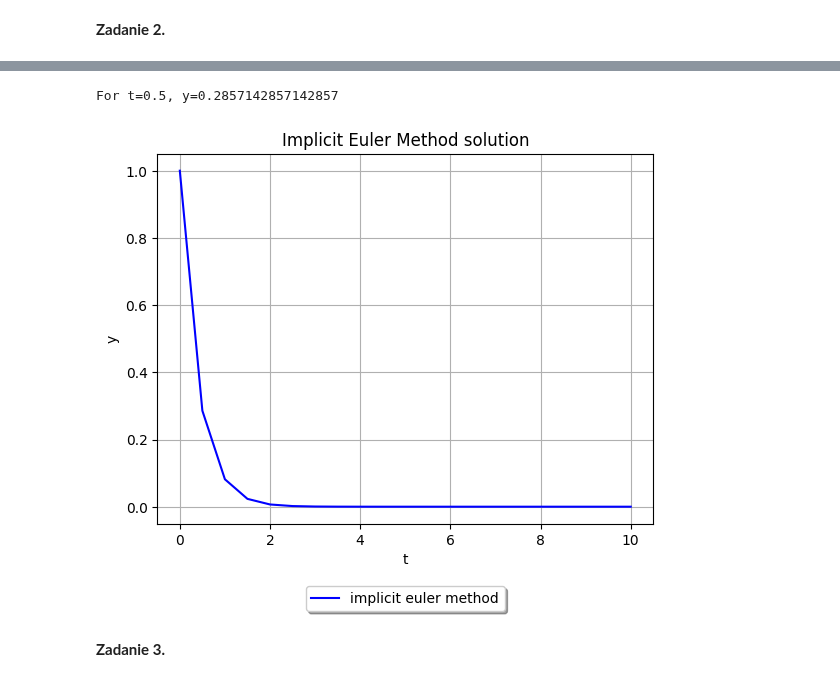
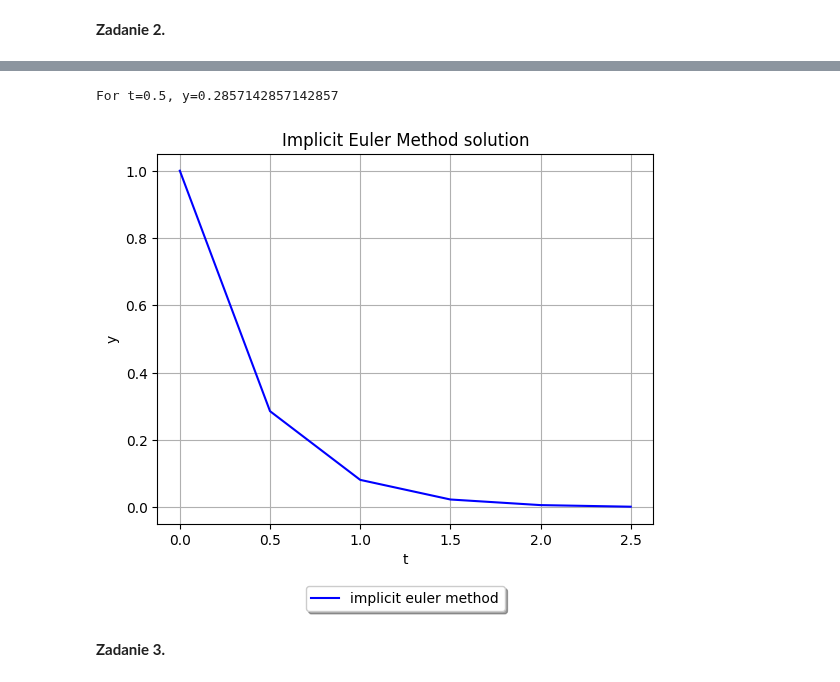
Before and after one commit to baramundi666/Computation-Methods-for-Science-and-Technology, a Jupyter notebook: lab-9/main.ipynb, the cells around one changed output, grey strips where cells are left out. Saved outputs shown, nothing was run; the diff lists cells and outputs as text; code cells hidden in the pictures.

```diff
--- a/lab-9/main.ipynb
+++ b/lab-9/main.ipynb
@@ -25,5 +24,5 @@ print(explicit_euler_amp_factor(Q), implicit_euler_amp_factor(Q), trapezoidal_am
 # %%
-n = 20
+n = 5
 
 # Explicit Euler Method
 args = []
@@ -55,32 +54,32 @@ For t=0.5, y=3.5
 # %%
-n = 20
+n = 5
 
 # Implicit Euler Method
 args = []
 values = []
 t = 0
 y = 1
 args.append(t)
 values.append(y)
 for i in range(n):
     t += h
     y = y/(1-lambd*h)
     args.append(t)
     values.append(y)
 
 print(f"For t={args[1]}, y={values[1]}")
 
 # Plot
 plt.title("Implicit Euler Method solution")
 plt.plot(args, values, color='blue', label='implicit euler method')
 plt.xlabel('t')
 plt.ylabel('y')
 plt.legend(loc='upper center', bbox_to_anchor=(0.5, -0.15),
         fancybox=True, shadow=True, ncol=1)
 plt.grid()
 plt.show()
 # %% [output]
 For t=0.5, y=0.2857142857142857
-[figure, old version]
+[figure, new version]
 # %% [markdown]
 **Zadanie 3.**
```
Also changed, not shown: parts of 6 cells of this notebook, 2 other files.
